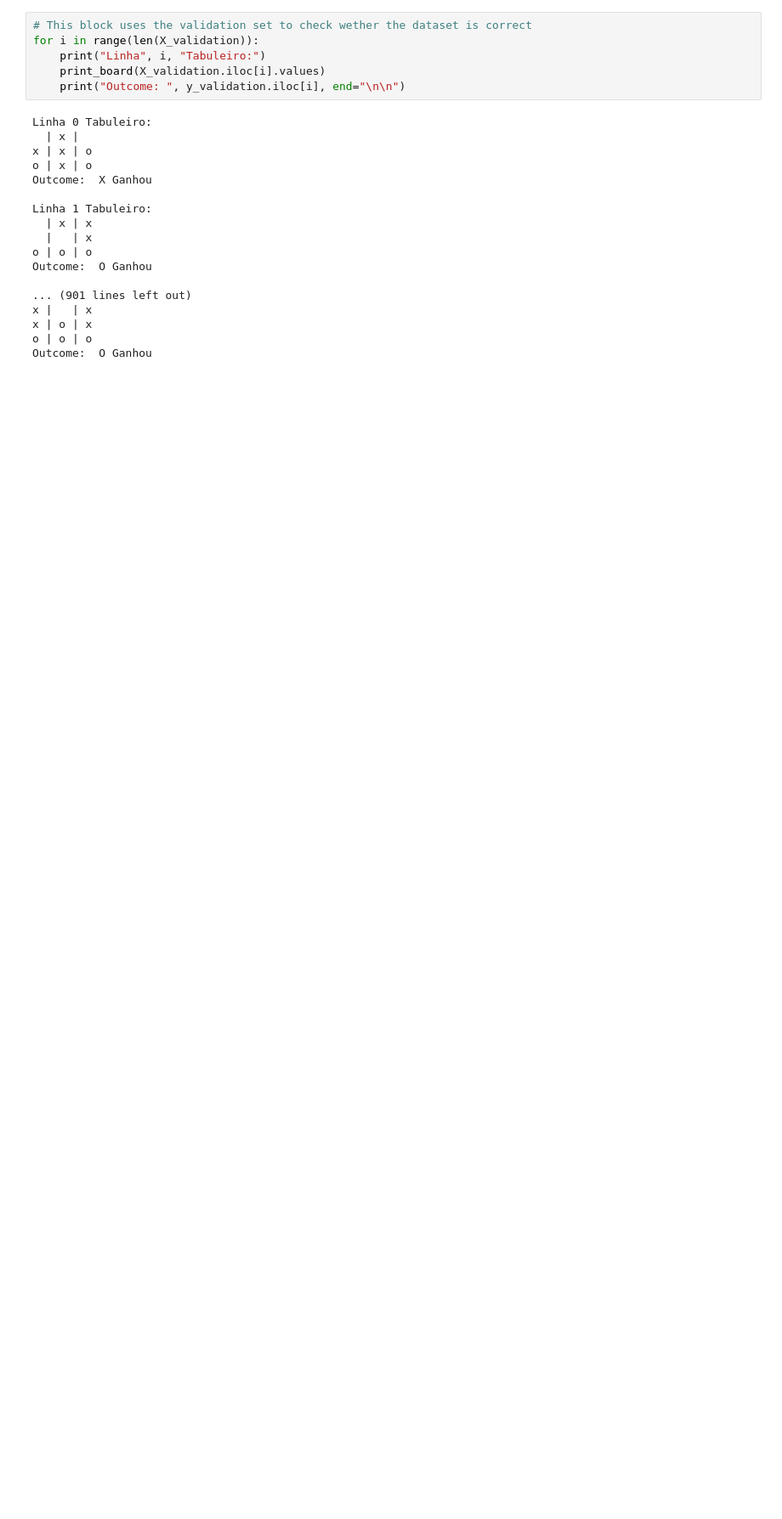
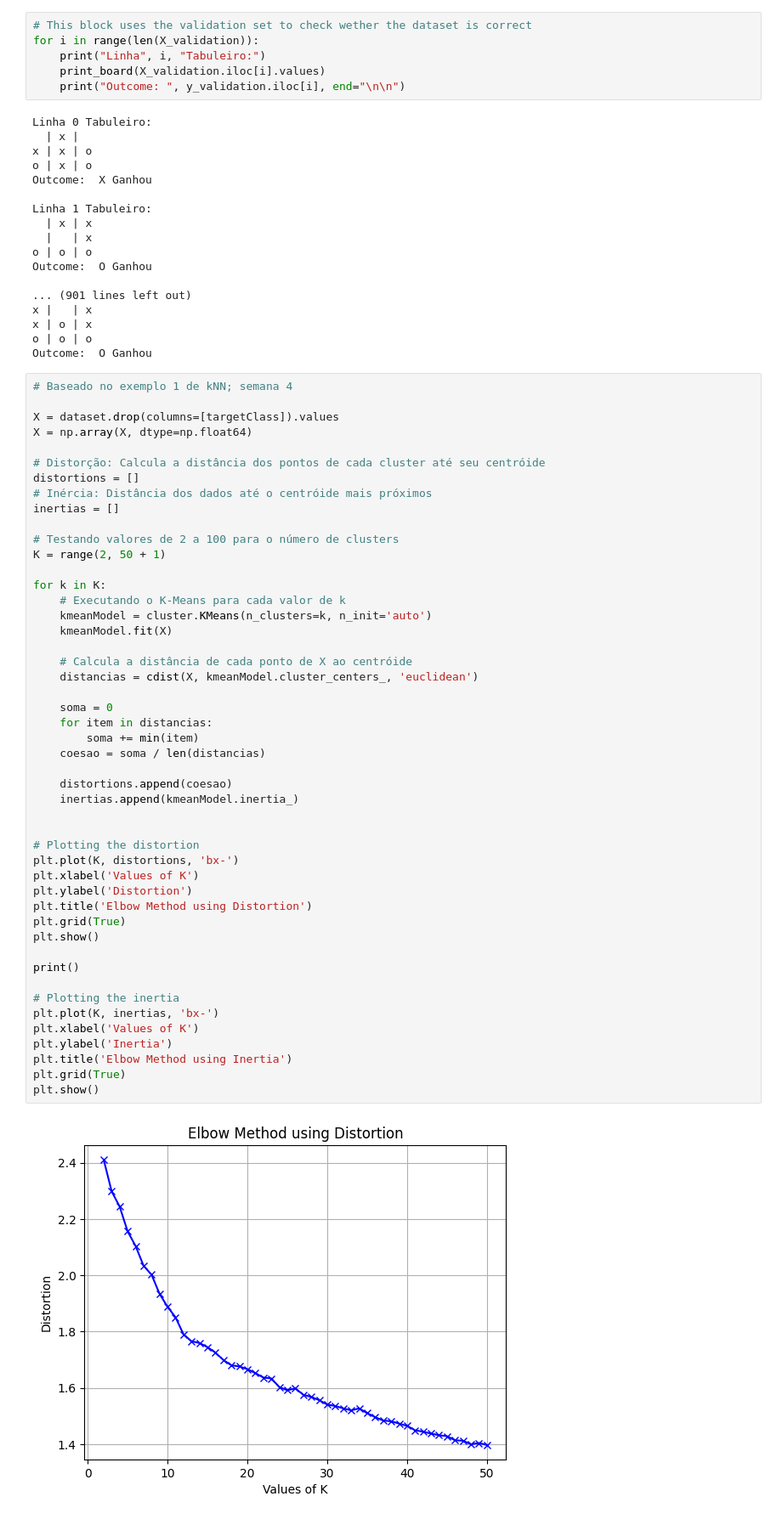
Before and after one commit to EngenhariaSoftwarePUCRS/Inteligencia_Artificial, a Jupyter notebook: Trabalho01/Trabalho01.ipynb, the cells around one changed output. Shown: that part at 85% size. Drawn from its saved outputs; the diff is of its cells as text; blank space fills up the shorter version.

Commit message:
Exemplo 1 kNN ---> Elbow Method

```diff
--- a/Trabalho01/Trabalho01.ipynb
+++ b/Trabalho01/Trabalho01.ipynb
@@ -272,3 +282,53 @@ x |   | x
 x | o | x
 o | o | o
 Outcome:  O Ganhou
+# %%
+# Baseado no exemplo 1 de kNN; semana 4
+
+X = dataset.drop(columns=[targetClass]).values
+X = np.array(X, dtype=np.float64)
+
+# Distorção: Calcula a distância dos pontos de cada cluster até seu centróide
+distortions = []
+# Inércia: Distância dos dados até o centróide mais próximos
+inertias = []
+
+# Testando valores de 2 a 100 para o número de clusters
+K = range(2, 50 + 1)
+
+for k in K:
+    # Executando o K-Means para cada valor de k
+    kmeanModel = cluster.KMeans(n_clusters=k, n_init='auto')
+    kmeanModel.fit(X)
+
+    # Calcula a distância de cada ponto de X ao centróide
+    distancias = cdist(X, kmeanModel.cluster_centers_, 'euclidean')
+
+    soma = 0
+    for item in distancias:
+        soma += min(item)
+    coesao = soma / len(distancias)
+
+    distortions.append(coesao)
+    inertias.append(kmeanModel.inertia_)
+
+
+# Plotting the distortion
+plt.plot(K, distortions, 'bx-')
+plt.xlabel('Values of K')
+plt.ylabel('Distortion')
+plt.title('Elbow Method using Distortion')
+plt.grid(True)
+plt.show()
+
+print()
+
+# Plotting the inertia
+plt.plot(K, inertias, 'bx-')
+plt.xlabel('Values of K')
+plt.ylabel('Inertia')
+plt.title('Elbow Method using Inertia')
+plt.grid(True)
+plt.show()
+# %% [output]
+[figure, added]
```
Also changed, not shown: parts of 8 cells of this notebook.
